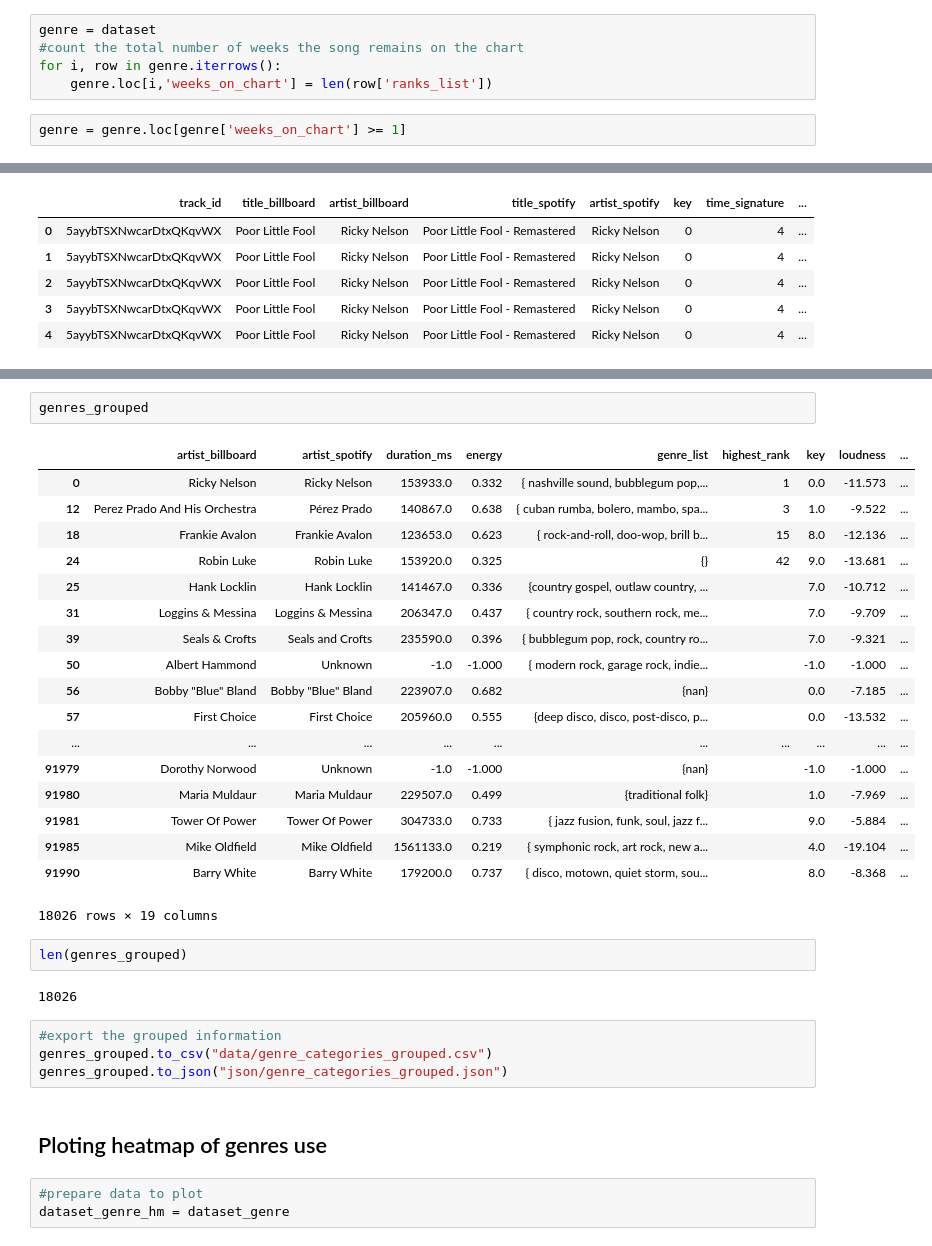
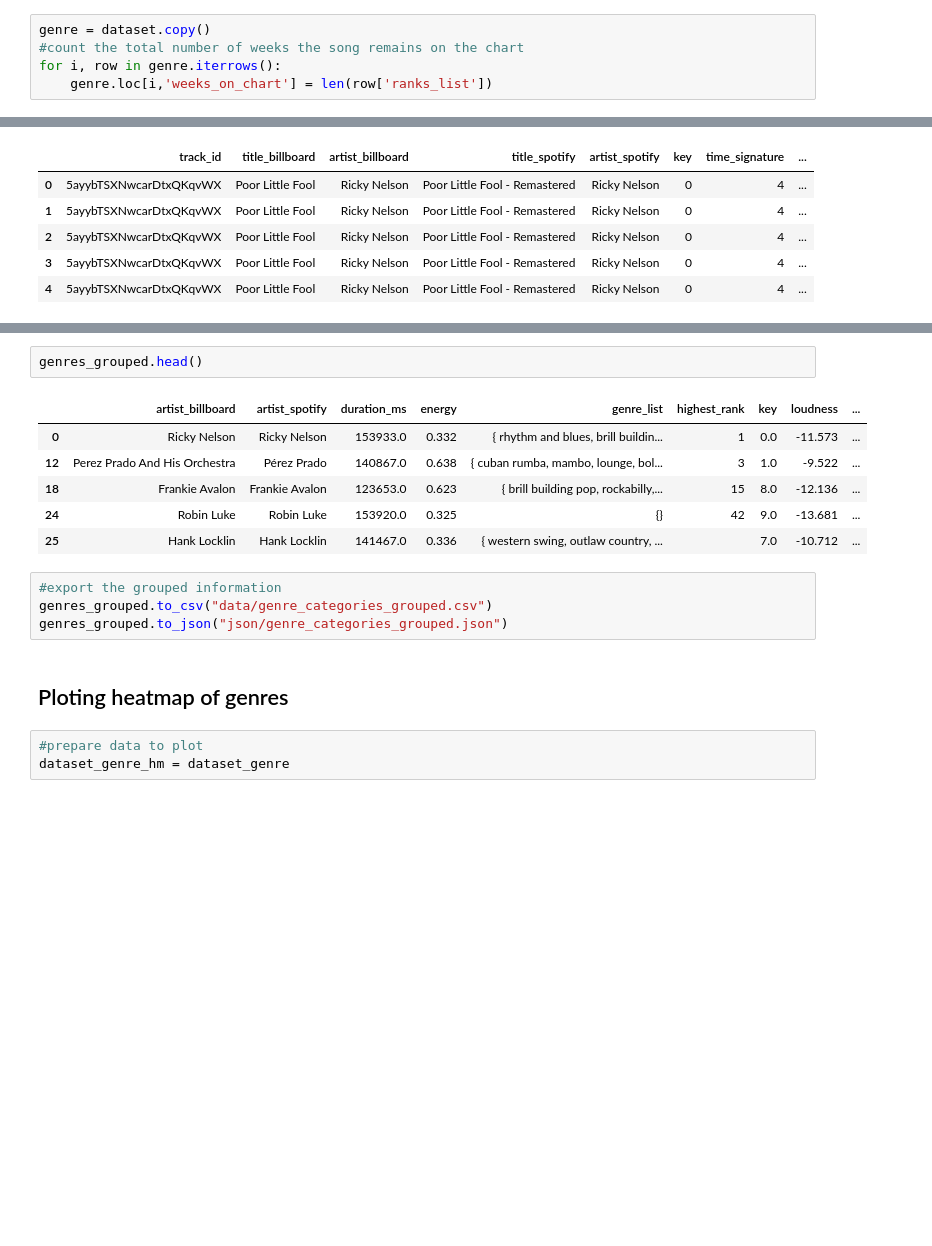
Before and after one commit to VBernasconi/digital_musicology, a Jupyter notebook: Genres_classification.ipynb, the cells around one changed output, grey strips where cells are left out. Saved outputs shown, nothing was run; the diff lists cells and outputs as text; blank space fills up the shorter version.

```diff
--- a/Genres_classification.ipynb
+++ b/Genres_classification.ipynb
@@ -70,9 +73,7 @@ len(dataset)
 # %% [output]
 19098
 # %%
-genre = dataset
+genre = dataset.copy()
 #count the total number of weeks the song remains on the chart
 for i, row in genre.iterrows():
     genre.loc[i,'weeks_on_chart'] = len(row['ranks_list'])
-# %%
-genre = genre.loc[genre['weeks_on_chart'] >= 1]
@@ -422,36 +431,20 @@ A value is trying to be set on a copy of a slice from a DataFrame
 See the caveats in the documentation: http://pandas.pydata.org/pandas-docs/stable/indexing.html#indexing-view-versus-copy
   import sys
 # %%
-genres_grouped
+genres_grouped.head()
 # %% [output]
 |  | artist_billboard | artist_spotify | duration_ms | energy | genre_list | highest_rank | key | loudness | ... |
-| 0 | Ricky Nelson | Ricky Nelson | 153933.0 | 0.332 | { nashville sound, bubblegum pop,... | 1 | 0.0 | -11.573 | ... |
-| 12 | Perez Prado And His Orchestra | Pérez Prado | 140867.0 | 0.638 | { cuban rumba, bolero, mambo, spa... | 3 | 1.0 | -9.522 | ... |
-| 18 | Frankie Avalon | Frankie Avalon | 123653.0 | 0.623 | { rock-and-roll, doo-wop, brill b... | 15 | 8.0 | -12.136 | ... |
+| 0 | Ricky Nelson | Ricky Nelson | 153933.0 | 0.332 | { rhythm and blues, brill buildin... | 1 | 0.0 | -11.573 | ... |
+| 12 | Perez Prado And His Orchestra | Pérez Prado | 140867.0 | 0.638 | { cuban rumba, mambo, lounge, bol... | 3 | 1.0 | -9.522 | ... |
+| 18 | Frankie Avalon | Frankie Avalon | 123653.0 | 0.623 | { brill building pop, rockabilly,... | 15 | 8.0 | -12.136 | ... |
 | 24 | Robin Luke | Robin Luke | 153920.0 | 0.325 | {} | 42 | 9.0 | -13.681 | ... |
-| 25 | Hank Locklin | Hank Locklin | 141467.0 | 0.336 | {country gospel, outlaw country, ... |  | 7.0 | -10.712 | ... |
-| 31 | Loggins & Messina | Loggins & Messina | 206347.0 | 0.437 | { country rock, southern rock, me... |  | 7.0 | -9.709 | ... |
-| 39 | Seals & Crofts | Seals and Crofts | 235590.0 | 0.396 | { bubblegum pop, rock, country ro... |  | 7.0 | -9.321 | ... |
-| 50 | Albert Hammond | Unknown | -1.0 | -1.000 | { modern rock, garage rock, indie... |  | -1.0 | -1.000 | ... |
-| 56 | Bobby "Blue" Bland | Bobby "Blue" Bland | 223907.0 | 0.682 | {nan} |  | 0.0 | -7.185 | ... |
-| 57 | First Choice | First Choice | 205960.0 | 0.555 | {deep disco, disco, post-disco, p... |  | 0.0 | -13.532 | ... |
-| ... | ... | ... | ... | ... | ... | ... | ... | ... | ... |
-| 91979 | Dorothy Norwood | Unknown | -1.0 | -1.000 | {nan} |  | -1.0 | -1.000 | ... |
-| 91980 | Maria Muldaur | Maria Muldaur | 229507.0 | 0.499 | {traditional folk} |  | 1.0 | -7.969 | ... |
-| 91981 | Tower Of Power | Tower Of Power | 304733.0 | 0.733 | { jazz fusion, funk, soul, jazz f... |  | 9.0 | -5.884 | ... |
-| 91985 | Mike Oldfield | Mike Oldfield | 1561133.0 | 0.219 | { symphonic rock, art rock, new a... |  | 4.0 | -19.104 | ... |
-| 91990 | Barry White | Barry White | 179200.0 | 0.737 | { disco, motown, quiet storm, sou... |  | 8.0 | -8.368 | ... |
+| 25 | Hank Locklin | Hank Locklin | 141467.0 | 0.336 | { western swing, outlaw country, ... |  | 7.0 | -10.712 | ... |
-18026 rows × 19 columns
-# %%
-len(genres_grouped)
-# %% [output]
-18026
 # %%
 #export the grouped information
 genres_grouped.to_csv("data/genre_categories_grouped.csv")
 genres_grouped.to_json("json/genre_categories_grouped.json")
 # %% [markdown]
-## Ploting heatmap of genres use
+## Ploting heatmap of genres
 # %%
 #prepare data to plot
 dataset_genre_hm = dataset_genre
```
Also changed, not shown: parts of 36 cells of this notebook.
